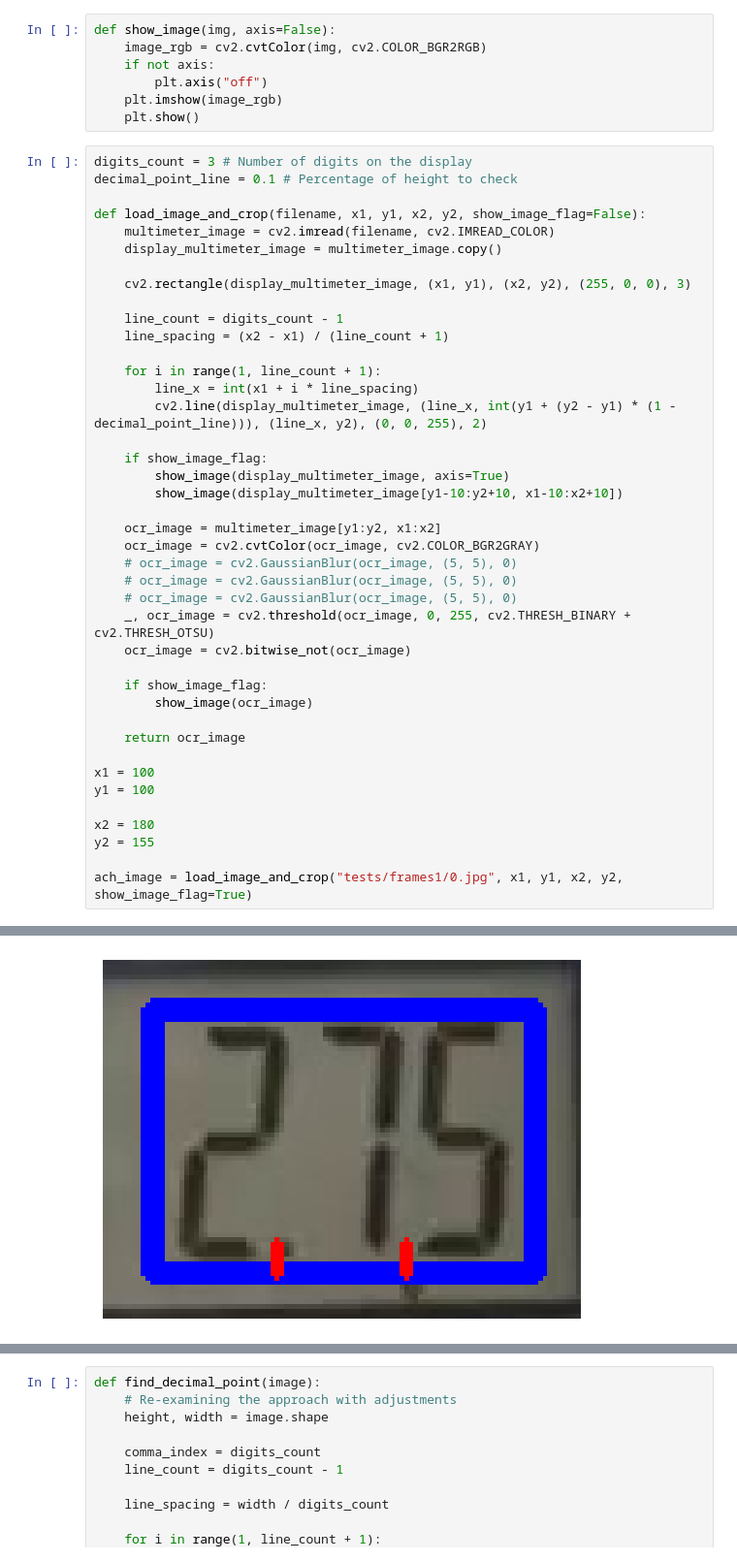
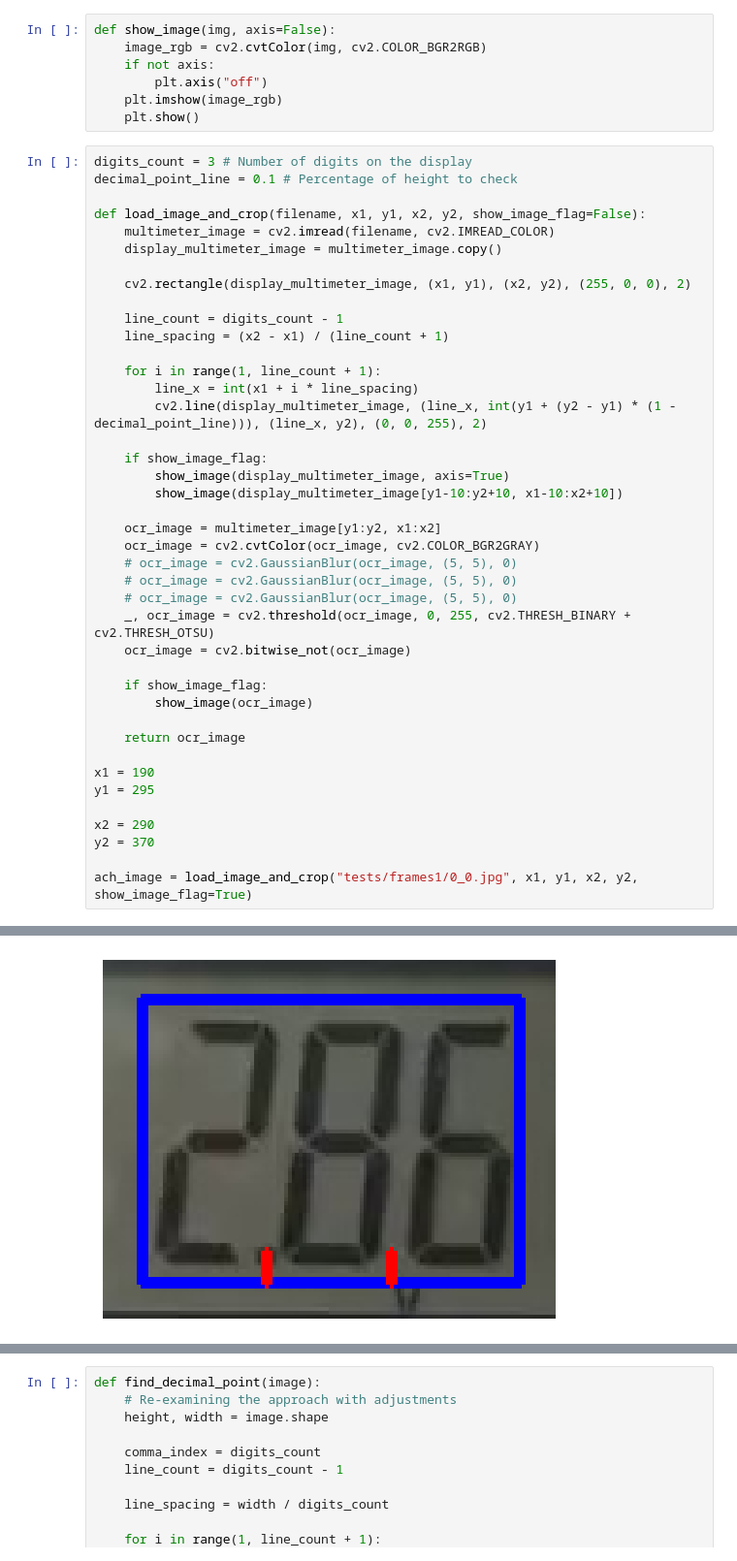
Before and after one commit to prenone/MultimeterReader, a Jupyter notebook: multimeter_reader.ipynb, the cells around one changed output, grey strips where cells are left out. Shown at 97% size. Saved outputs shown, nothing was run; the diff lists cells and outputs as text.

```diff
--- a/multimeter_reader.ipynb
+++ b/multimeter_reader.ipynb
@@ -60,7 +56,7 @@ def load_image_and_crop(filename, x1, y1, x2, y2, show_image_flag=False):
     multimeter_image = cv2.imread(filename, cv2.IMREAD_COLOR)
     display_multimeter_image = multimeter_image.copy()
 
-    cv2.rectangle(display_multimeter_image, (x1, y1), (x2, y2), (255, 0, 0), 3)
+    cv2.rectangle(display_multimeter_image, (x1, y1), (x2, y2), (255, 0, 0), 2)
 
     line_count = digits_count - 1
     line_spacing = (x2 - x1) / (line_count + 1)
@@ -86,11 +82,11 @@ def load_image_and_crop(filename, x1, y1, x2, y2, show_image_flag=False):
 
     return ocr_image
 
-x1 = 100
-y1 = 100
+x1 = 190
+y1 = 295
 
-x2 = 180
-y2 = 155
+x2 = 290
+y2 = 370
 
-ach_image = load_image_and_crop("tests/frames1/0.jpg", x1, y1, x2, y2, show_image_flag=True)
+ach_image = load_image_and_crop("tests/frames1/0_0.jpg", x1, y1, x2, y2, show_image_flag=True)
 # %% [output]
@@ -98 +94 @@ ach_image = load_image_and_crop("tests/frames1/0.jpg", x1, y1, x2, y2, show_imag
-[figure, old version]
+[figure, new version]
```
Also changed, not shown: parts of 8 cells of this notebook, 1 other file.
